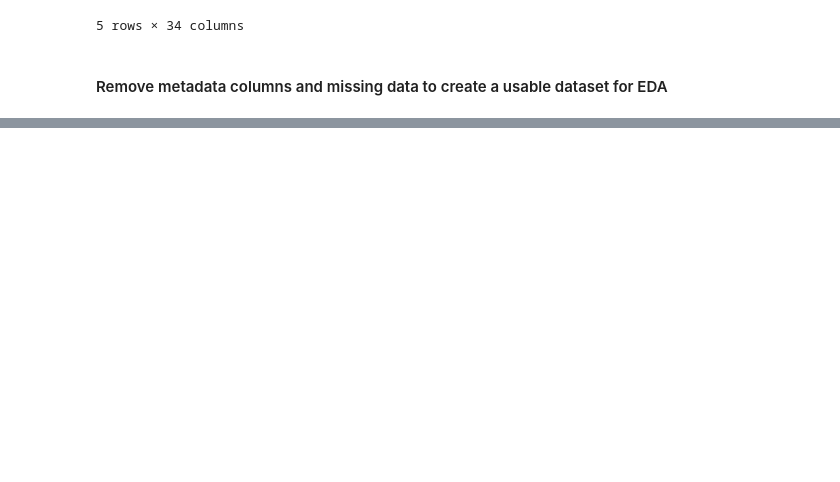
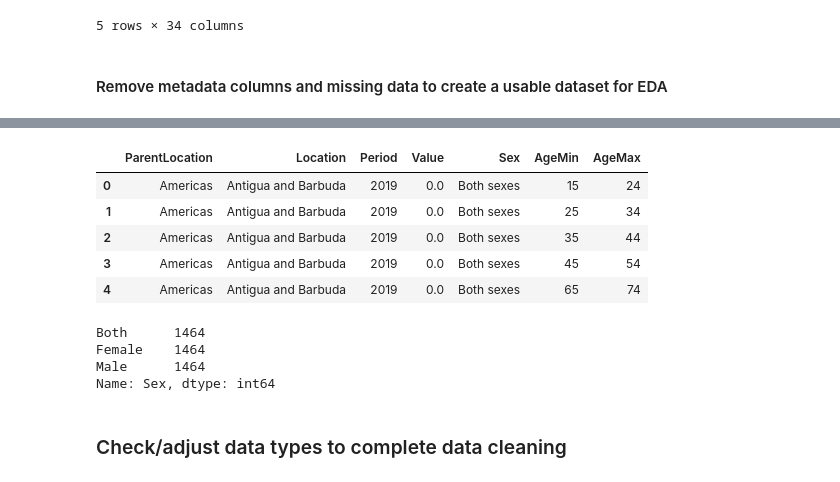
Before and after one commit to Fullcure3/WHO_suicide_rates, a Jupyter notebook: Suicides.ipynb, the cells around one changed output, grey strips where cells are left out. Cells and saved outputs as stored; diff of their text form; code cells hidden in the pictures; blank space fills up the shorter version.

Commit message:
Completed data cleaning for future EDA

```diff
--- a/Suicides.ipynb
+++ b/Suicides.ipynb
@@ -21,0 +43,4 @@ suicides.head()
+# %%
+# Drop missing data columns to clean the dataset
+suicides.dropna(axis='columns', how='all', inplace=True)
+suicides.head()
@@ -21,0 +68,11 @@ suicides.head()
+# %%
+#Replace YEARS with "" to prep for a column split
+suicides['Dim2ValueCode'] = suicides['Dim2ValueCode'].replace('YEARS', '', regex=True)
+print(suicides['Dim2ValueCode'].head())
+
+#Split Dim2ValueCode (Age) into 2 columns age min/max for EDA and queries
+suicides['AgeMin'] = suicides['Dim2ValueCode'].str.split('-', expand=True)[0]
+suicides['AgeMax'] = suicides['Dim2ValueCode'].str.split('-', expand=True)[1]
+
+#Check dataframe for accurate split and new columns
+suicides.head()
@@ -21,0 +93,7 @@ suicides.head()
+# %%
+# Identify columns to remove to create a clean dataset for EDA
+suicide_columns = suicides.columns.to_list()
+print(suicide_columns)
+
+#Add desired columns to a list
+desired_columns = ['ParentLocation', 'Location', 'Period', 'Value', 'Dim1', 'AgeMin', 'AgeMax']
@@ -21,0 +112,23 @@ suicides.head()
+# %%
+suicides_clean = suicides[desired_columns].rename(columns={'Dim1': 'Sex'})
+suicides_clean.head()
+# %% [output]
+|  | ParentLocation | Location | Period | Value | Sex | AgeMin | AgeMax |
+| 0 | Americas | Antigua and Barbuda | 2019 | 0.0 | Both sexes | 15 | 24 |
+| 1 | Americas | Antigua and Barbuda | 2019 | 0.0 | Both sexes | 25 | 34 |
+| 2 | Americas | Antigua and Barbuda | 2019 | 0.0 | Both sexes | 35 | 44 |
+| 3 | Americas | Antigua and Barbuda | 2019 | 0.0 | Both sexes | 45 | 54 |
+| 4 | Americas | Antigua and Barbuda | 2019 | 0.0 | Both sexes | 65 | 74 |
+# %%
+# Adjust Sex column where Both sexes = Both for simplicity
+suicides_clean['Sex'] = suicides_clean.Sex.apply(lambda sex: 'Both' if sex == 'Both sexes' else sex)
+
+# Check for correct changes
+suicides_clean.Sex.value_counts()
+# %% [output]
+Both      1464
+Female    1464
+Male      1464
+Name: Sex, dtype: int64
+# %% [markdown]
+### Check/adjust data types to complete data cleaning
```
Also changed, not shown: parts of 18 cells of this notebook.
